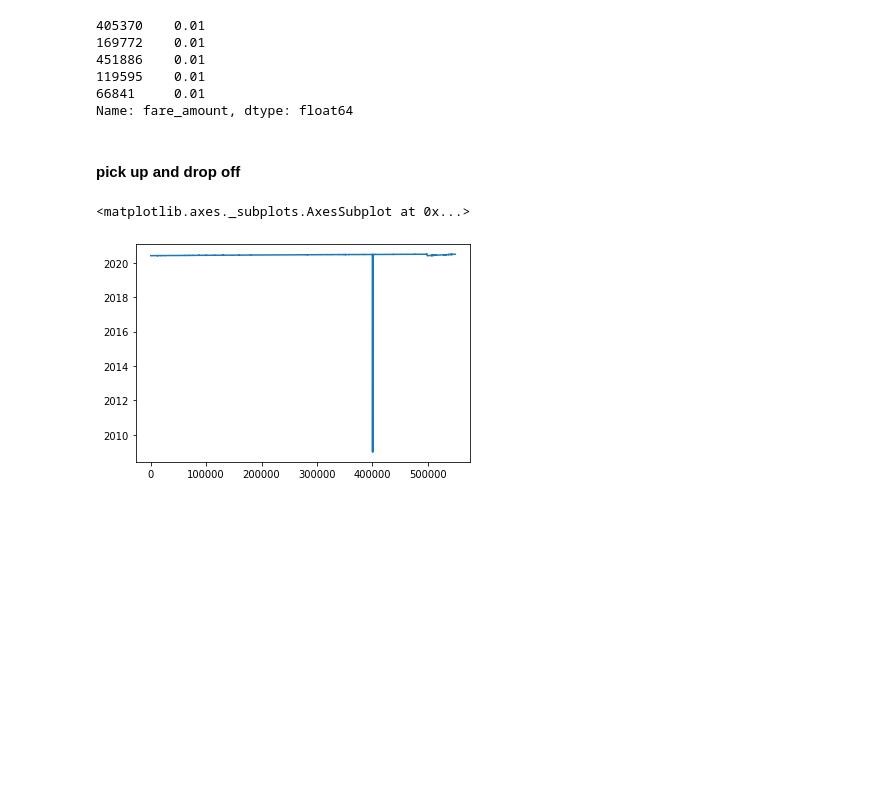
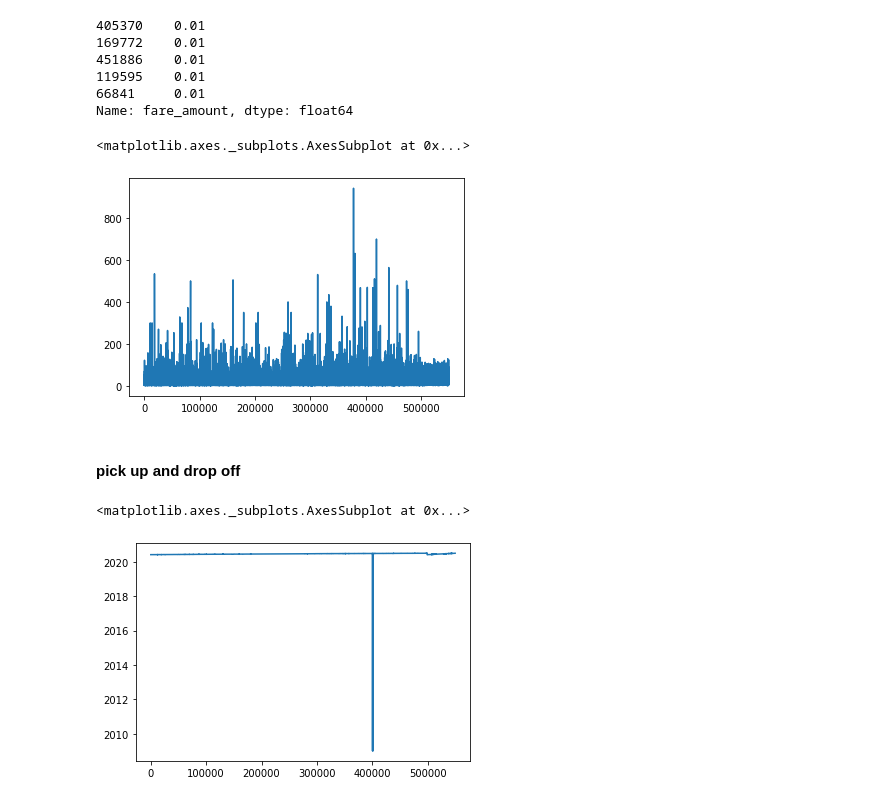
Before and after one commit to DavidPachis/dataScience, a Jupyter notebook: proyecto/notebooks/2Entrega_TaxisNYC_CDA.ipynb, the cells around one changed output. Drawn from its saved outputs; the diff is of its cells as text; code cells hidden in the pictures; blank space fills up the shorter version.

```diff
--- a/proyecto/notebooks/2Entrega_TaxisNYC_CDA.ipynb
+++ b/proyecto/notebooks/2Entrega_TaxisNYC_CDA.ipynb
@@ -129,6 +153,11 @@ tarifa.sort_values(ascending=False).tail()
 119595    0.01
 66841     0.01
 Name: fare_amount, dtype: float64
+# %%
+ df['fare_amount'].plot()
+# %% [output]
+<matplotlib.axes._subplots.AxesSubplot at 0x...>
+[figure, added]
 # %% [markdown]
 #### **pick up and drop off**
 # %%
```
Also changed, not shown: parts of 11 cells of this notebook.
